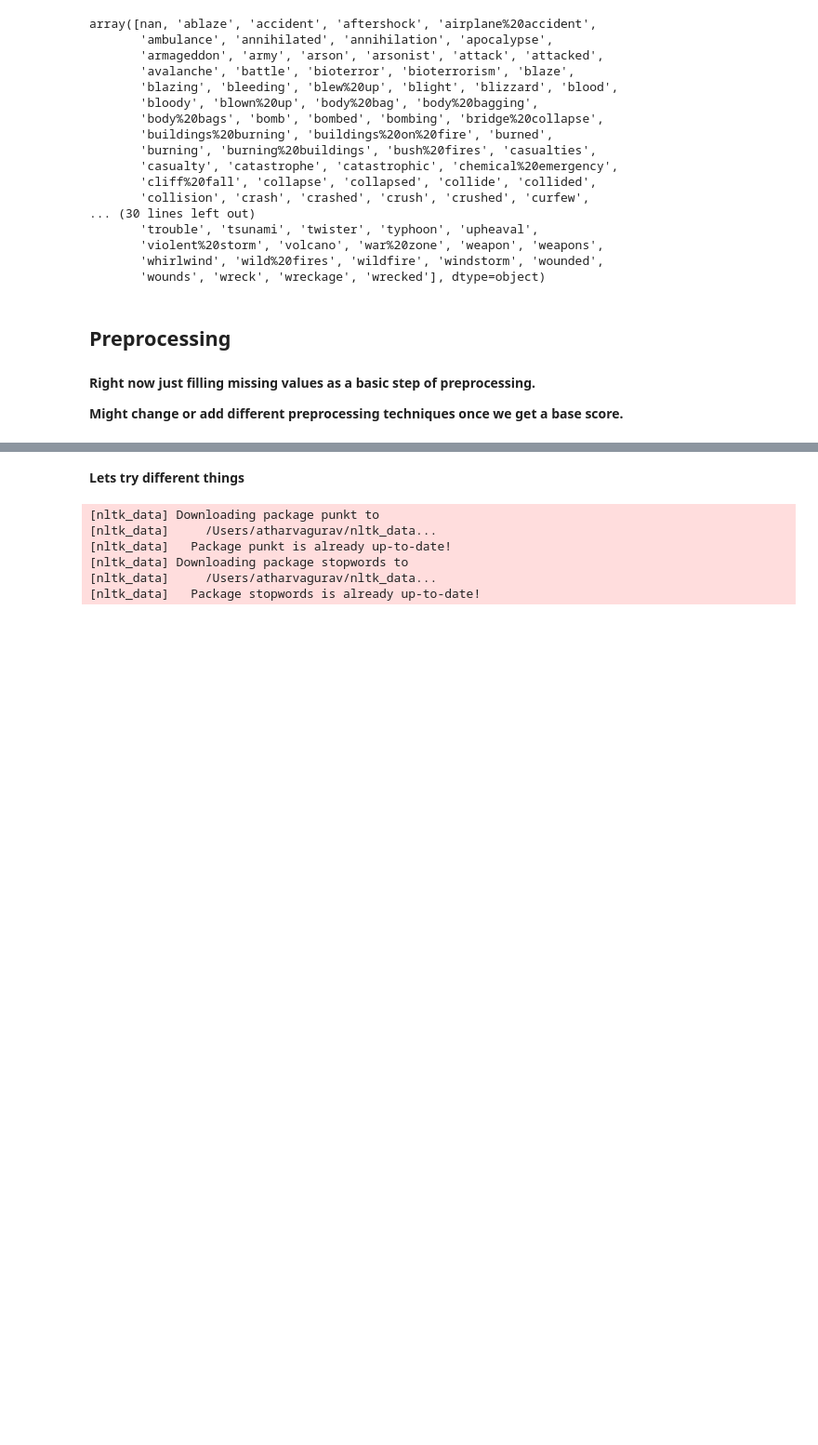
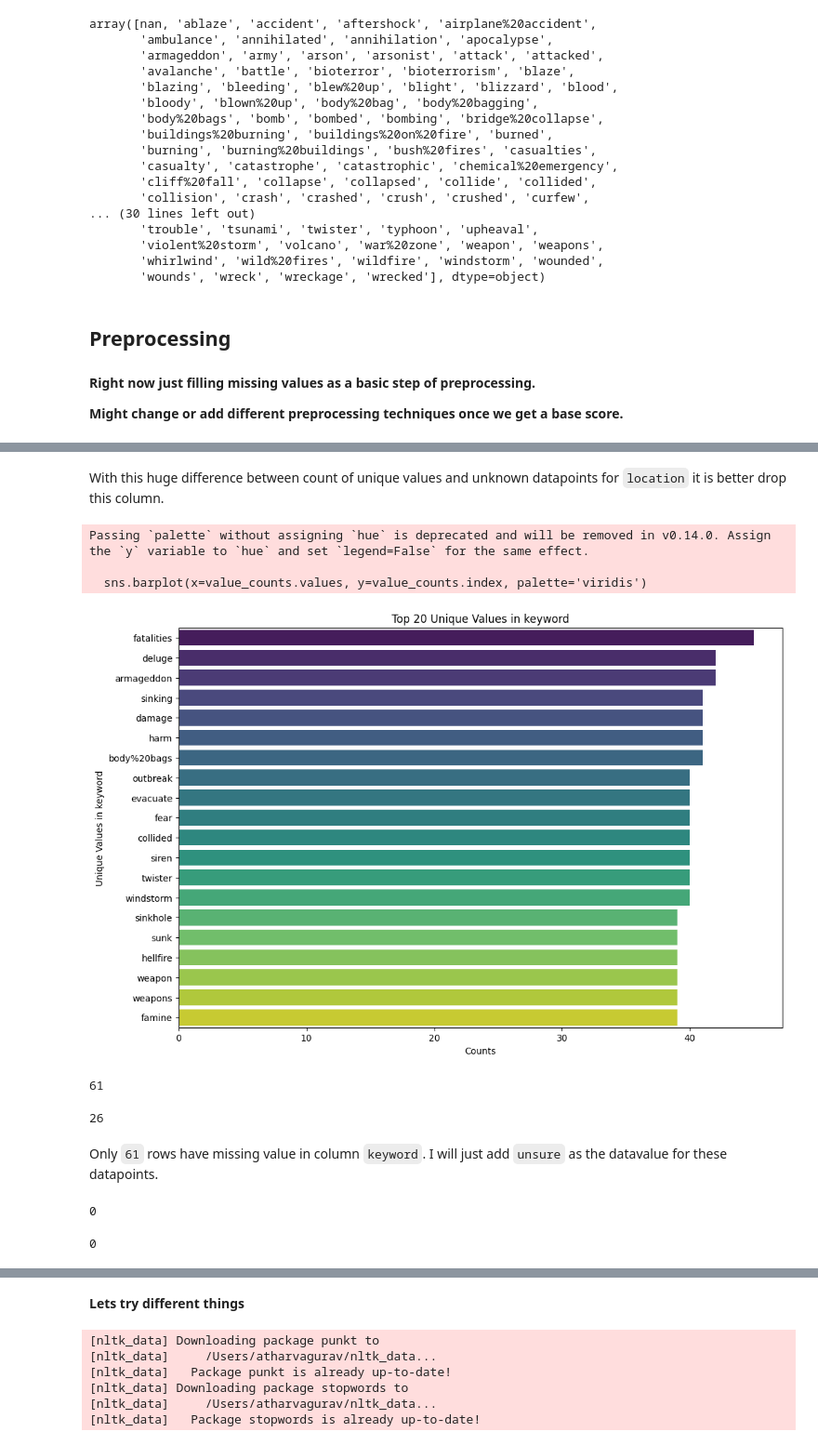
Before and after one commit to Guri10/NLP_Kaggle_Comp, a Jupyter notebook: NLP_Proj_1.ipynb, the cells around one changed output, grey strips where cells are left out. Shown: that part at 93% size. Saved outputs shown, nothing was run; the diff lists cells and outputs as text; code cells hidden in the pictures; blank space fills up the shorter version.

```diff
--- a/NLP_Proj_1.ipynb
+++ b/NLP_Proj_1.ipynb
@@ -63,0 +130,19 @@ array([nan, 'ablaze', 'accident', 'aftershock', 'airplane%20accident',
+# %% [markdown]
+With this huge difference between count of unique values and unknown datapoints for `location` it is better drop this column.
+# %%
+visualize_column_value_counts(train_data, 'keyword', top_n=20)
+# %% [output]
+Passing `palette` without assigning `hue` is deprecated and will be removed in v0.14.0. Assign the `y` variable to `hue` and set `legend=False` for the same effect.
+
+  sns.barplot(x=value_counts.values, y=value_counts.index, palette='viridis')
+[figure, added]
+# %%
+train_data['keyword'].isna().sum()
+# %% [output]
+61
+# %%
+test_data['keyword'].isna().sum()
+# %% [output]
+26
+# %% [markdown]
+Only `61` rows have missing value in column `keyword`. I will just add `unsure` as the datavalue for these datapoints.
@@ -63,0 +157,10 @@ array([nan, 'ablaze', 'accident', 'aftershock', 'airplane%20accident',
+# %%
+train_data['keyword'].fillna('unsure', inplace=True)
+train_data['keyword'].isna().sum()
+# %% [output]
+0
+# %%
+test_data['keyword'].fillna('unsure', inplace=True)
+test_data['keyword'].isna().sum()
+# %% [output]
+0
```
Also changed, not shown: parts of 34 cells of this notebook, 12 other files.
